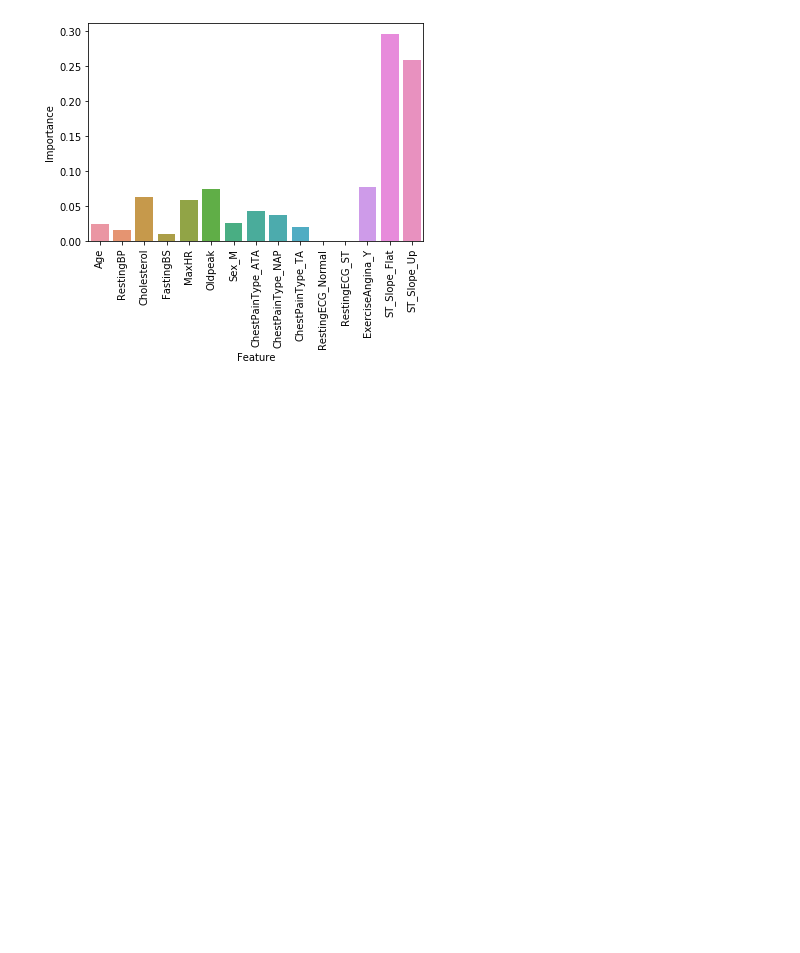
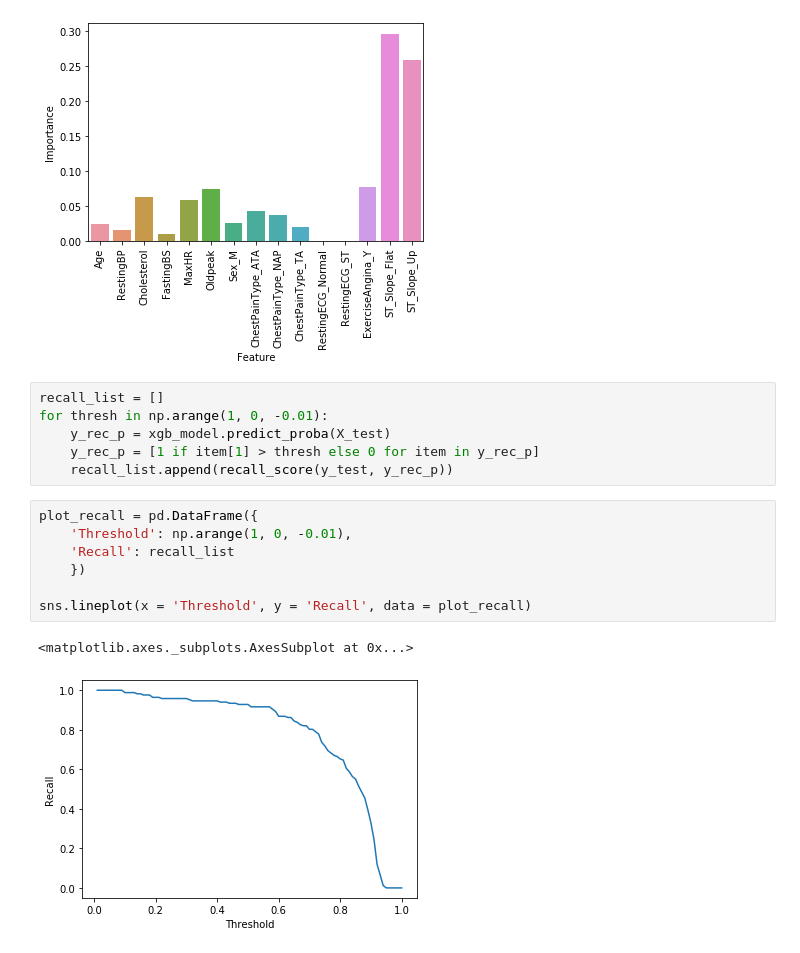
Before and after one commit to denim-bluu/ml_project, a Jupyter notebook: sam.ipynb, the cells around one changed output. Drawn from its saved outputs; the diff is of its cells as text; blank space fills up the shorter version.

Commit message:
Recall plot

```diff
--- a/sam.ipynb
+++ b/sam.ipynb
@@ -212,3 +212,19 @@ plt.xticks(rotation=90)
 (array([ 0,  1,  2,  3,  4,  5,  6,  7,  8,  9, 10, 11, 12, 13, 14]),
  <a list of 15 Text xticklabel objects>)
 [figure]
+# %%
+recall_list = []
+for thresh in np.arange(1, 0, -0.01):
+    y_rec_p = xgb_model.predict_proba(X_test)
+    y_rec_p = [1 if item[1] > thresh else 0 for item in y_rec_p]
+    recall_list.append(recall_score(y_test, y_rec_p))
+# %%
+plot_recall = pd.DataFrame({
+    'Threshold': np.arange(1, 0, -0.01),
+    'Recall': recall_list
+    })
+
+sns.lineplot(x = 'Threshold', y = 'Recall', data = plot_recall)
+# %% [output]
+<matplotlib.axes._subplots.AxesSubplot at 0x...>
+[figure, added]
```
Also changed, not shown: parts of 1 cell of this notebook.
